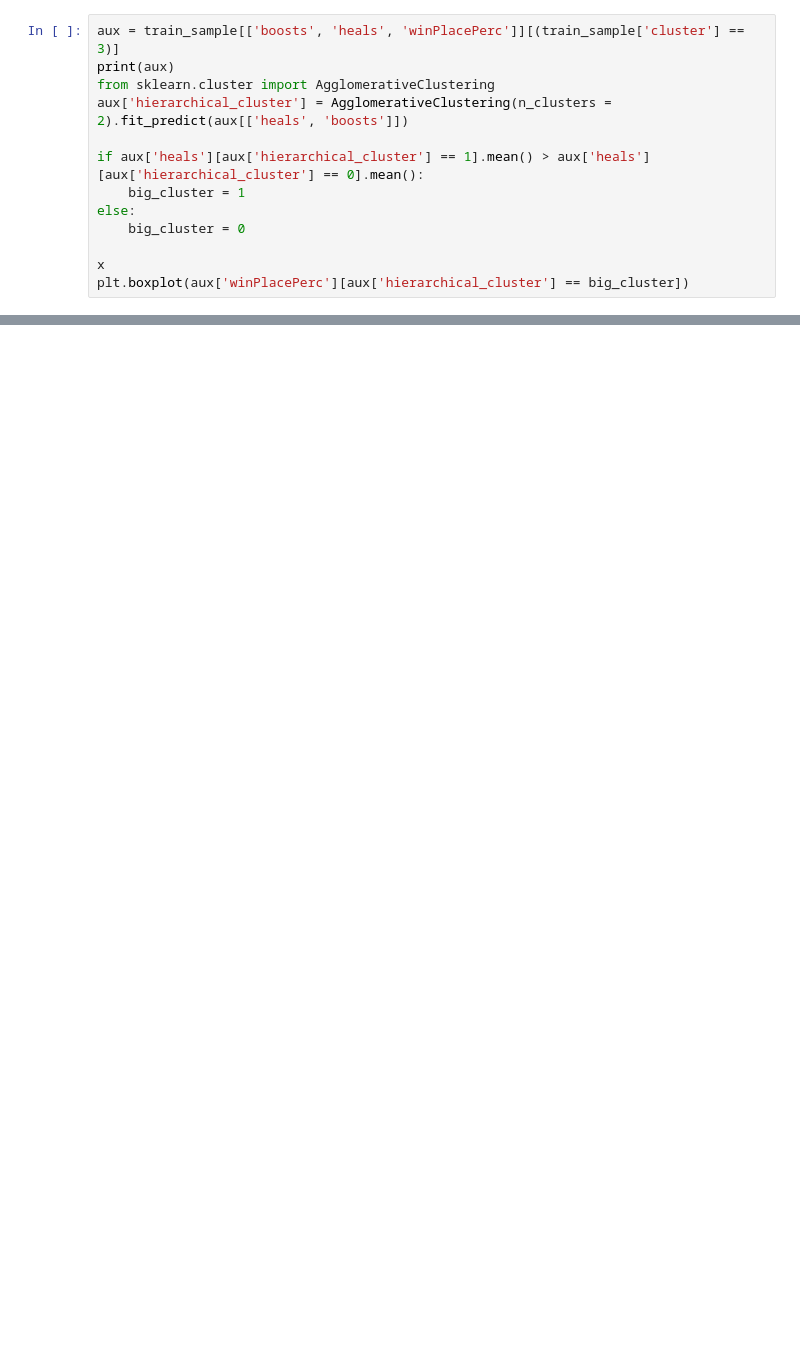
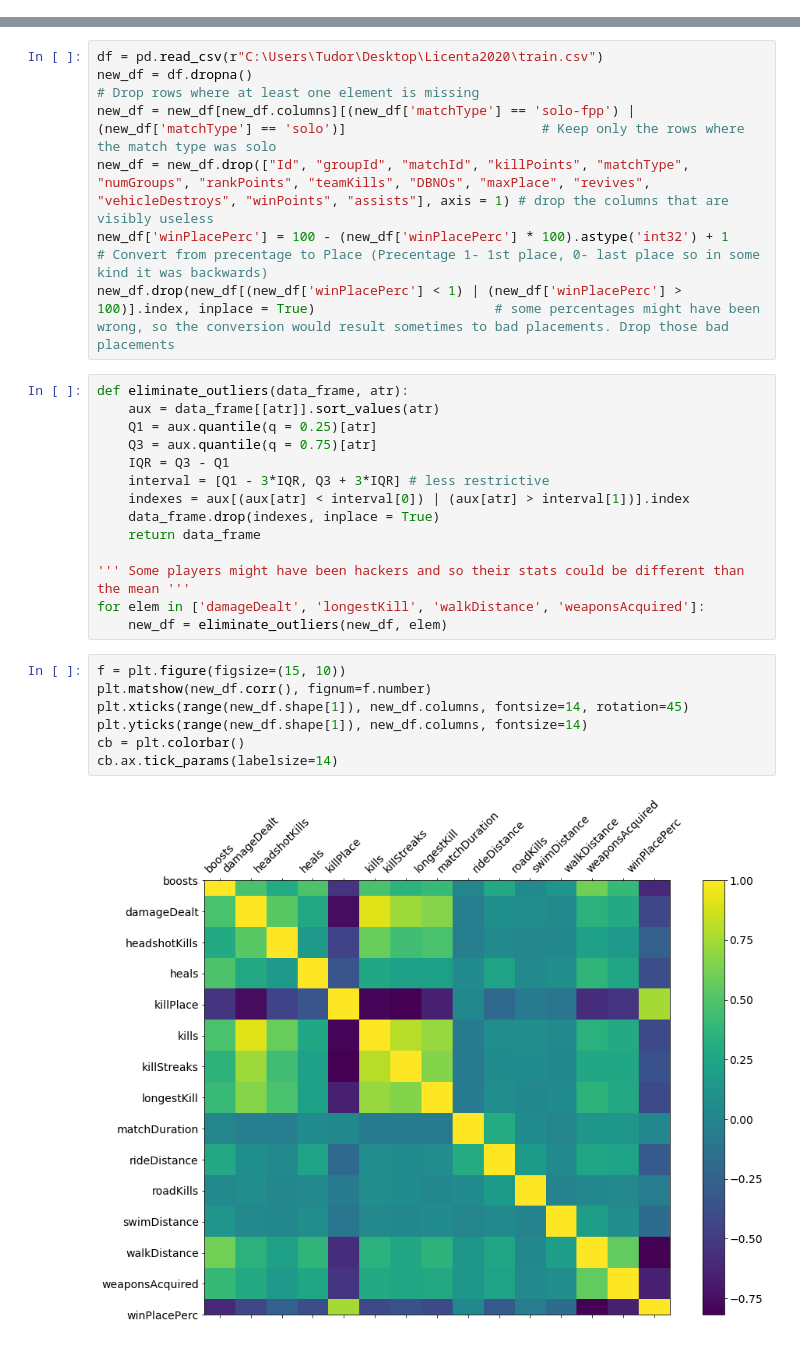
Before and after one commit to tudormanoleasa/PUBGPredictor, a Jupyter notebook: Untitled5.ipynb, the cells around one changed output, grey strips where cells are left out. Cells and saved outputs as stored; diff of their text form; blank space fills up the shorter version.

```diff
--- a/Untitled5.ipynb
+++ b/Untitled5.ipynb
@@ -195,13 +0,0 @@ Text(0.5, 0, 'walkDistance')
-# %%
-aux = train_sample[['boosts', 'heals', 'winPlacePerc']][(train_sample['cluster'] == 3)]
-print(aux)
-from sklearn.cluster import AgglomerativeClustering
-aux['hierarchical_cluster'] = AgglomerativeClustering(n_clusters = 2).fit_predict(aux[['heals', 'boosts']])
-
-if aux['heals'][aux['hierarchical_cluster'] == 1].mean() > aux['heals'][aux['hierarchical_cluster'] == 0].mean():
-    big_cluster = 1
-else:
-    big_cluster = 0
-
-x
-plt.boxplot(aux['winPlacePerc'][aux['hierarchical_cluster'] == big_cluster])
@@ -296,0 +47,30 @@ array([1, 1, 1, 1, 1, 0, 0, 0], dtype=int64)
+# %%
+df = pd.read_csv(r"C:\Users\Tudor\Desktop\Licenta2020\train.csv")
+new_df = df.dropna()                                                                                                           # Drop rows where at least one element is missing
+new_df = new_df[new_df.columns][(new_df['matchType'] == 'solo-fpp') | (new_df['matchType'] == 'solo')]                         # Keep only the rows where the match type was solo
+new_df = new_df.drop(["Id", "groupId", "matchId", "killPoints", "matchType", "numGroups", "rankPoints", "teamKills", "DBNOs", "maxPlace", "revives", "vehicleDestroys", "winPoints", "assists"], axis = 1) # drop the columns that are visibly useless
+new_df['winPlacePerc'] = 100 - (new_df['winPlacePerc'] * 100).astype('int32') + 1                                              # Convert from precentage to Place (Precentage 1- 1st place, 0- last place so in some kind it was backwards)
+new_df.drop(new_df[(new_df['winPlacePerc'] < 1) | (new_df['winPlacePerc'] > 100)].index, inplace = True)                       # some percentages might have been wrong, so the conversion would result sometimes to bad placements. Drop those bad placements
+# %%
+def eliminate_outliers(data_frame, atr):
+    aux = data_frame[[atr]].sort_values(atr)
+    Q1 = aux.quantile(q = 0.25)[atr]
+    Q3 = aux.quantile(q = 0.75)[atr]
+    IQR = Q3 - Q1
+    interval = [Q1 - 3*IQR, Q3 + 3*IQR] # less restrictive
+    indexes = aux[(aux[atr] < interval[0]) | (aux[atr] > interval[1])].index
+    data_frame.drop(indexes, inplace = True)
+    return data_frame
+
+''' Some players might have been hackers and so their stats could be different than the mean '''
+for elem in ['damageDealt', 'longestKill', 'walkDistance', 'weaponsAcquired']:
+    new_df = eliminate_outliers(new_df, elem)
+# %%
+f = plt.figure(figsize=(15, 10))
+plt.matshow(new_df.corr(), fignum=f.number)
+plt.xticks(range(new_df.shape[1]), new_df.columns, fontsize=14, rotation=45)
+plt.yticks(range(new_df.shape[1]), new_df.columns, fontsize=14)
+cb = plt.colorbar()
+cb.ax.tick_params(labelsize=14)
+# %% [output]
+[figure, added]
```
Also changed, not shown: parts of 45 cells of this notebook.
